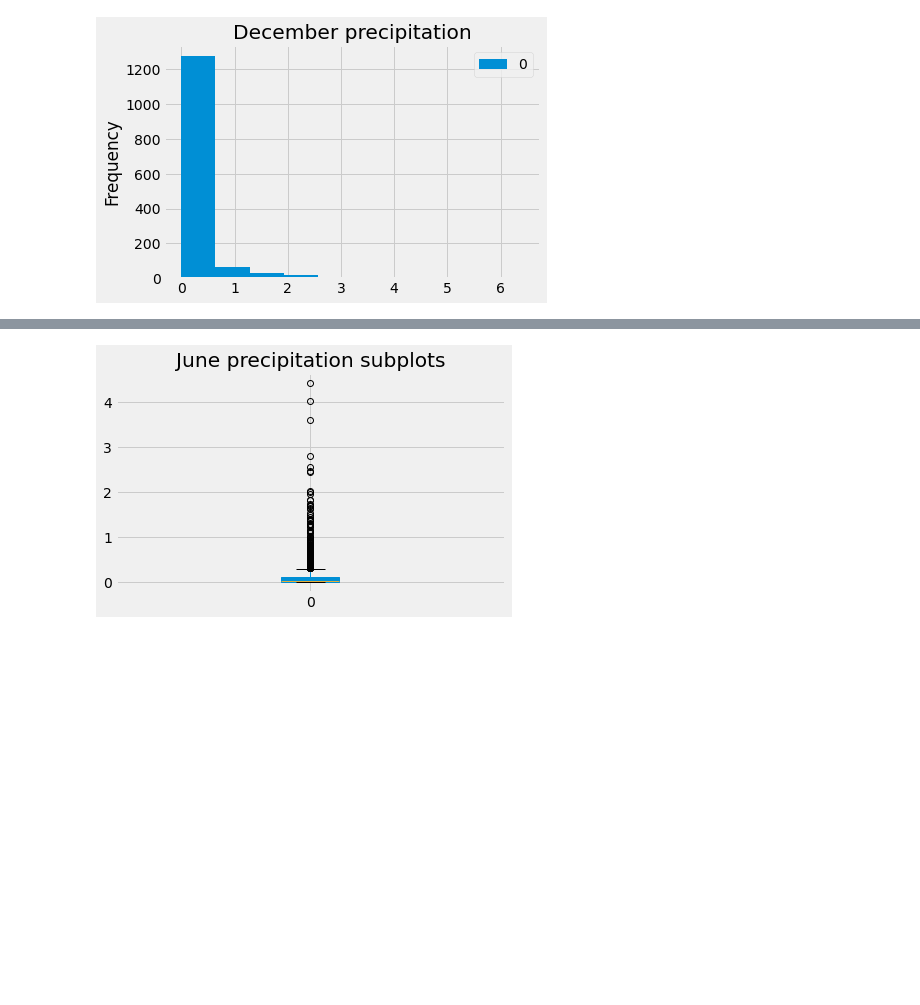
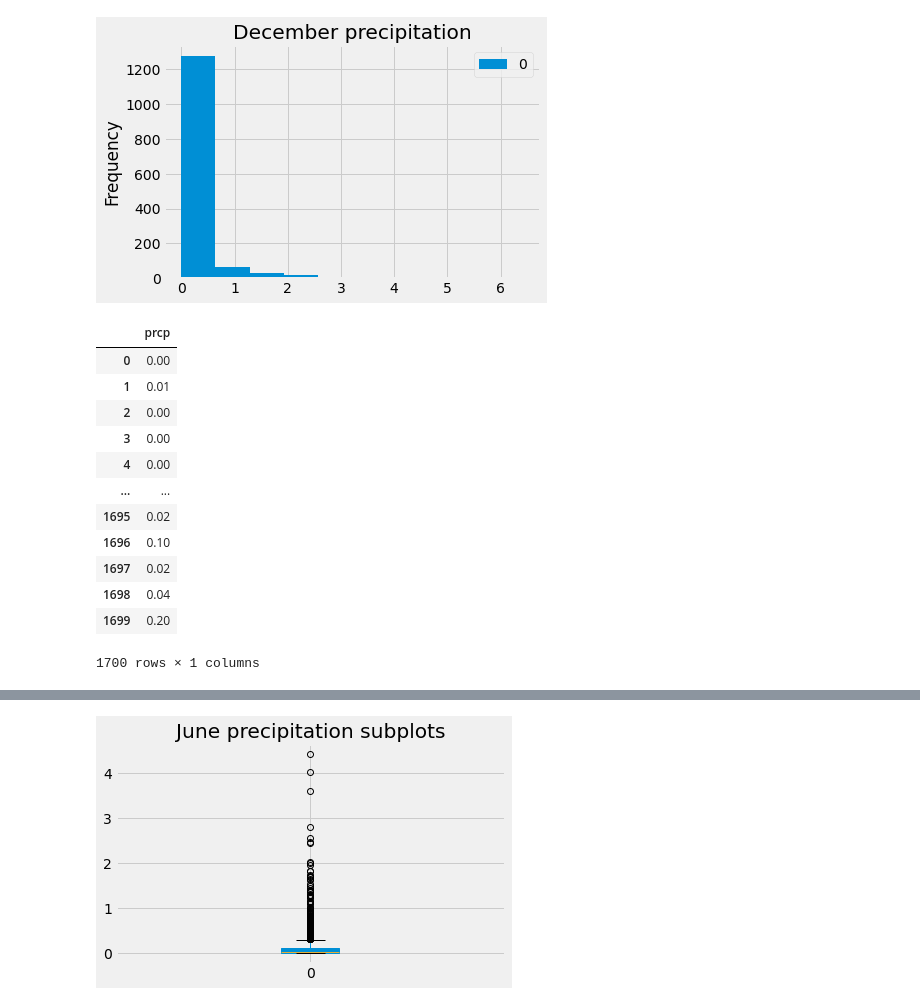
Before and after one commit to shimengya/surfs_up, a Jupyter notebook: SurfsUp_Challenge.ipynb, the cells around one changed output, grey strips where cells are left out. Drawn from its saved outputs; the diff is of its cells as text; code cells hidden in the pictures; blank space fills up the shorter version.

```diff
--- a/SurfsUp_Challenge.ipynb
+++ b/SurfsUp_Challenge.ipynb
@@ -240,3 +240,22 @@ plt.tight_layout
 # %% [output]
 <function matplotlib.pyplot.tight_layout(*, pad=1.08, h_pad=None, w_pad=None, rect=None)>
 [figure]
+# %%
+june_precipitation = []
+june_precipitation = session.query(Measurement.prcp).filter(func.extract('month',Measurement.date) ==6)
+june_precipitation_df = pd.DataFrame(june_precipitation)
+june_precipitation_df
+# %% [output]
+|  | prcp |
+| 0 | 0.00 |
+| 1 | 0.01 |
+| 2 | 0.00 |
+| 3 | 0.00 |
+| 4 | 0.00 |
+| ... | ... |
+| 1695 | 0.02 |
+| 1696 | 0.10 |
+| 1697 | 0.02 |
+| 1698 | 0.04 |
+| 1699 | 0.20 |
+1700 rows × 1 columns
```
Also changed, not shown: parts of 4 cells of this notebook, 1 other file.
